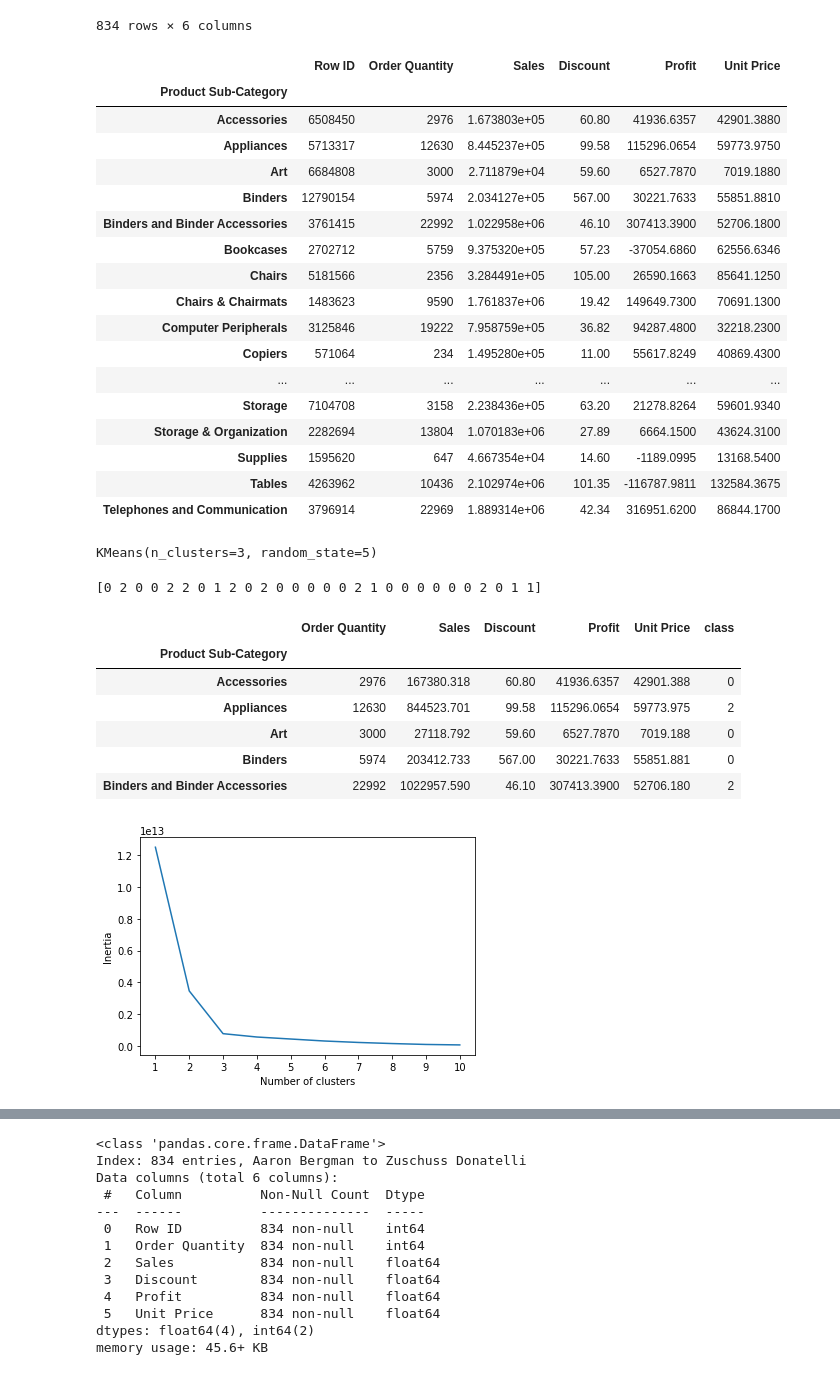
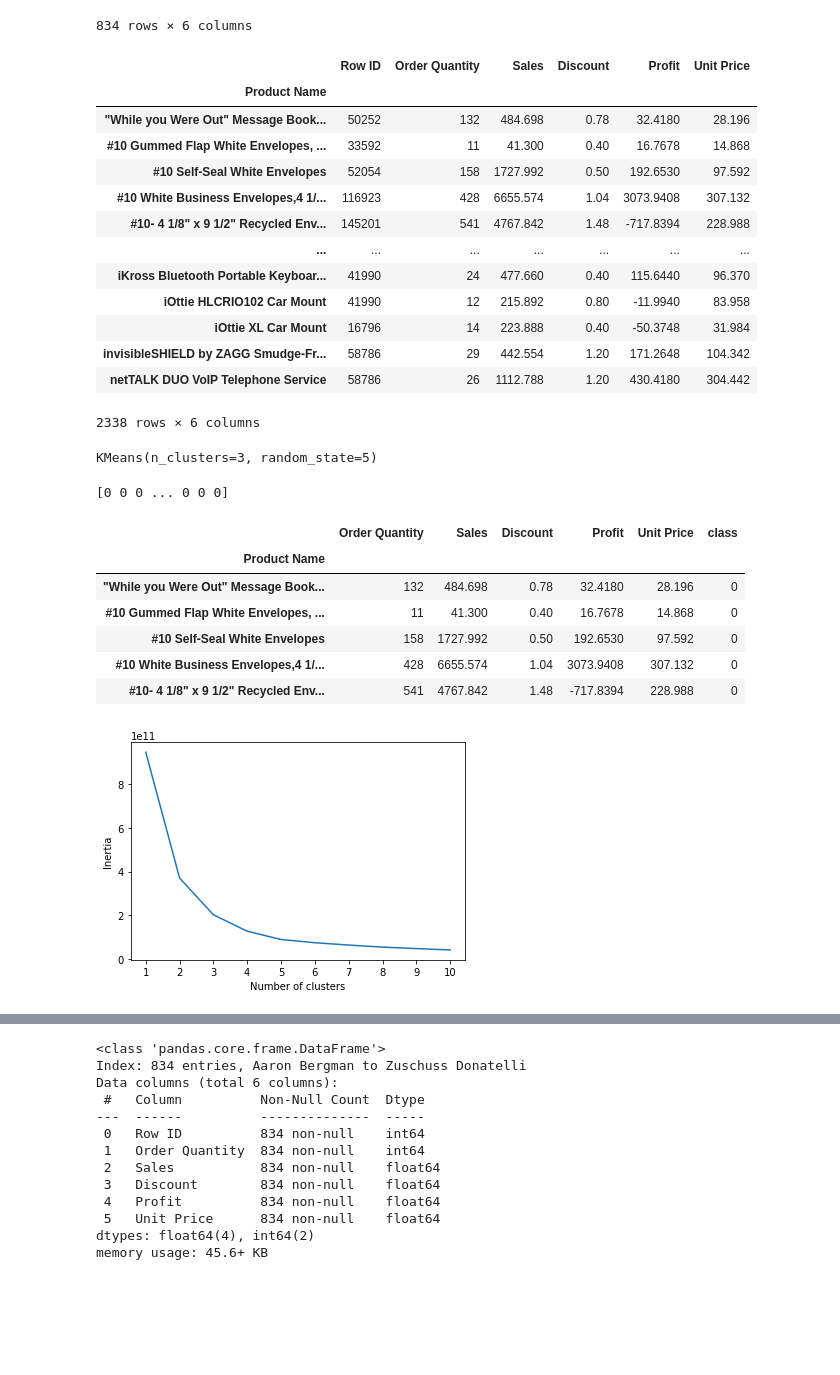
Before and after one commit to ClaytonsCreations/Project-4, a Jupyter notebook: Machine_Learning.ipynb, the cells around one changed output, grey strips where cells are left out. Cells and saved outputs as stored; diff of their text form; code cells hidden in the pictures; blank space fills up the shorter version.

```diff
--- a/Machine_Learning.ipynb
+++ b/Machine_Learning.ipynb
@@ -57,27 +57,23 @@ Superstore_agg
 | Zuschuss Donatelli | 75582 | 32 | 1493.9440 | 1.00 | 249.1307 | 360.498 |
 834 rows × 6 columns
 # %%
-Superstore_aggProduct = Superstore.groupby('Product Sub-Category').sum()
-Superstore_aggProduct
+Superstore_aggProductNames = Superstore.groupby('Product Name').sum()
+Superstore_aggProductNames
 # %% [output]
 |  | Row ID | Order Quantity | Sales | Discount | Profit | Unit Price |
-| Product Sub-Category |  |  |  |  |  |  |
-| Accessories | 6508450 | 2976 | 1.673803e+05 | 60.80 | 41936.6357 | 42901.3880 |
-| Appliances | 5713317 | 12630 | 8.445237e+05 | 99.58 | 115296.0654 | 59773.9750 |
-| Art | 6684808 | 3000 | 2.711879e+04 | 59.60 | 6527.7870 | 7019.1880 |
-| Binders | 12790154 | 5974 | 2.034127e+05 | 567.00 | 30221.7633 | 55851.8810 |
-| Binders and Binder Accessories | 3761415 | 22992 | 1.022958e+06 | 46.10 | 307413.3900 | 52706.1800 |
-| Bookcases | 2702712 | 5759 | 9.375320e+05 | 57.23 | -37054.6860 | 62556.6346 |
-| Chairs | 5181566 | 2356 | 3.284491e+05 | 105.00 | 26590.1663 | 85641.1250 |
-| Chairs & Chairmats | 1483623 | 9590 | 1.761837e+06 | 19.42 | 149649.7300 | 70691.1300 |
-| Computer Peripherals | 3125846 | 19222 | 7.958759e+05 | 36.82 | 94287.4800 | 32218.2300 |
-| Copiers | 571064 | 234 | 1.495280e+05 | 11.00 | 55617.8249 | 40869.4300 |
+| Product Name |  |  |  |  |  |  |
+| "While you Were Out" Message Book... | 50252 | 132 | 484.698 | 0.78 | 32.4180 | 28.196 |
+| #10 Gummed Flap White Envelopes, ... | 33592 | 11 | 41.300 | 0.40 | 16.7678 | 14.868 |
+| #10 Self-Seal White Envelopes | 52054 | 158 | 1727.992 | 0.50 | 192.6530 | 97.592 |
+| #10 White Business Envelopes,4 1/... | 116923 | 428 | 6655.574 | 1.04 | 3073.9408 | 307.132 |
+| #10- 4 1/8" x 9 1/2" Recycled Env... | 145201 | 541 | 4767.842 | 1.48 | -717.8394 | 228.988 |
 | ... | ... | ... | ... | ... | ... | ... |
-| Storage | 7104708 | 3158 | 2.238436e+05 | 63.20 | 21278.8264 | 59601.9340 |
-| Storage & Organization | 2282694 | 13804 | 1.070183e+06 | 27.89 | 6664.1500 | 43624.3100 |
-| Supplies | 1595620 | 647 | 4.667354e+04 | 14.60 | -1189.0995 | 13168.5400 |
-| Tables | 4263962 | 10436 | 2.102974e+06 | 101.35 | -116787.9811 | 132584.3675 |
-| Telephones and Communication | 3796914 | 22969 | 1.889314e+06 | 42.34 | 316951.6200 | 86844.1700 |
+| iKross Bluetooth Portable Keyboar... | 41990 | 24 | 477.660 | 0.40 | 115.6440 | 96.370 |
+| iOttie HLCRIO102 Car Mount | 41990 | 12 | 215.892 | 0.80 | -11.9940 | 83.958 |
+| iOttie XL Car Mount | 16796 | 14 | 223.888 | 0.40 | -50.3748 | 31.984 |
+| invisibleSHIELD by ZAGG Smudge-Fr... | 58786 | 29 | 442.554 | 1.20 | 171.2648 | 104.342 |
+| netTALK DUO VoIP Telephone Service | 58786 | 26 | 1112.788 | 1.20 | 430.4180 | 304.442 |
+2338 rows × 6 columns
 # %%
-Superstore_aggProduct = Superstore_aggProduct.drop(columns=['Row ID'])
+Superstore_aggProductNames = Superstore_aggProductNames.drop(columns=['Row ID'])
 # %%
@@ -86,48 +82,48 @@ Superstore_aggProduct = pd.get_dummies(Superstore_aggProduct)
 # Initializing model with K = 3
 model = KMeans(n_clusters=3, random_state=5)
 # %%
-model.fit(Superstore_aggProduct)
+model.fit(Superstore_aggProductNames)
 # %% [output]
 KMeans(n_clusters=3, random_state=5)
 # %%
 # Get predictions
-predictions = model.predict(Superstore_aggProduct)
+predictions = model.predict(Superstore_aggProductNames)
 print(predictions)
 # %% [output]
-[0 2 0 0 2 2 0 1 2 0 2 0 0 0 0 0 2 1 0 0 0 0 0 0 2 0 1 1]
+[0 0 0 ... 0 0 0]
 # %%
-Superstore_aggProduct["class"] = model.labels_
-Superstore_aggProduct.head()
+Superstore_aggProductNames["class"] = model.labels_
+Superstore_aggProductNames.head()
 # %% [output]
 |  | Order Quantity | Sales | Discount | Profit | Unit Price | class |
-| Product Sub-Category |  |  |  |  |  |  |
-| Accessories | 2976 | 167380.318 | 60.80 | 41936.6357 | 42901.388 | 0 |
-| Appliances | 12630 | 844523.701 | 99.58 | 115296.0654 | 59773.975 | 2 |
-| Art | 3000 | 27118.792 | 59.60 | 6527.7870 | 7019.188 | 0 |
-| Binders | 5974 | 203412.733 | 567.00 | 30221.7633 | 55851.881 | 0 |
-| Binders and Binder Accessories | 22992 | 1022957.590 | 46.10 | 307413.3900 | 52706.180 | 2 |
+| Product Name |  |  |  |  |  |  |
+| "While you Were Out" Message Book... | 132 | 484.698 | 0.78 | 32.4180 | 28.196 | 0 |
+| #10 Gummed Flap White Envelopes, ... | 11 | 41.300 | 0.40 | 16.7678 | 14.868 | 0 |
+| #10 Self-Seal White Envelopes | 158 | 1727.992 | 0.50 | 192.6530 | 97.592 | 0 |
+| #10 White Business Envelopes,4 1/... | 428 | 6655.574 | 1.04 | 3073.9408 | 307.132 | 0 |
+| #10- 4 1/8" x 9 1/2" Recycled Env... | 541 | 4767.842 | 1.48 | -717.8394 | 228.988 | 0 |
 # %%
 inertia = []
 # Same as k = list(range(1, 11))
 k = [1,2,3,4,5,6,7,8,9,10]
 
 
 # Looking for the best k
 for i in k:
     km = KMeans(n_clusters=i, random_state=0)
-    km.fit(Superstore_aggProduct)
+    km.fit(Superstore_aggProductNames)
     inertia.append(km.inertia_)
 
 # Define a DataFrame to plot the Elbow Curve using hvPlot
-elbow_data_agg_Product = {"k": k, "inertia": inertia}
-df_elbow_agg_Product = pd.DataFrame(elbow_data_agg_Product)
+elbow_data_agg_ProductNames = {"k": k, "inertia": inertia}
+df_elbow_agg_ProductNames = pd.DataFrame(elbow_data_agg_ProductNames)
 
-plt.plot(df_elbow_agg_Product['k'], df_elbow_agg_Product['inertia'])
+plt.plot(df_elbow_agg_ProductNames['k'], df_elbow_agg_ProductNames['inertia'])
 plt.xticks(range(1,11))
 plt.xlabel('Number of clusters')
 plt.ylabel('Inertia')
 plt.savefig('Superstore_MLelbowProduct.png')
 # %% [output]
-[figure, old version]
+[figure, new version]
 # %%
 #agg
```
Also changed, not shown: parts of 2 cells of this notebook, 3 other files.
